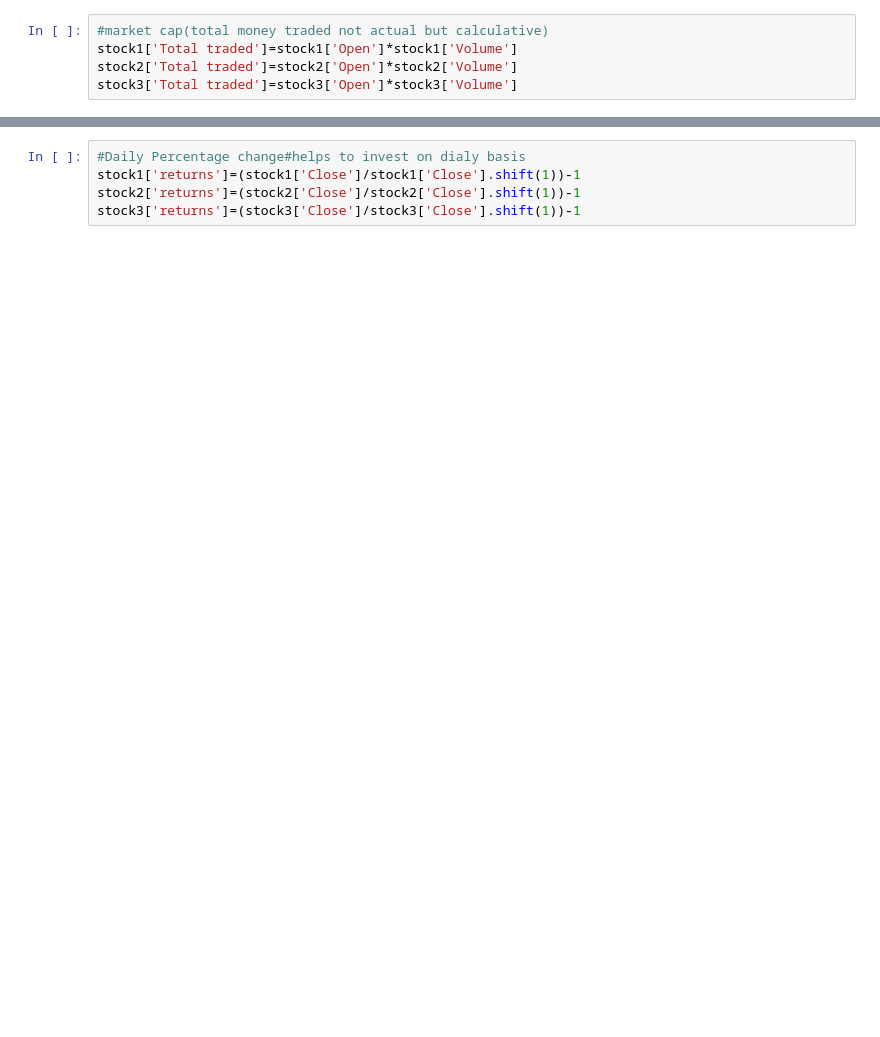
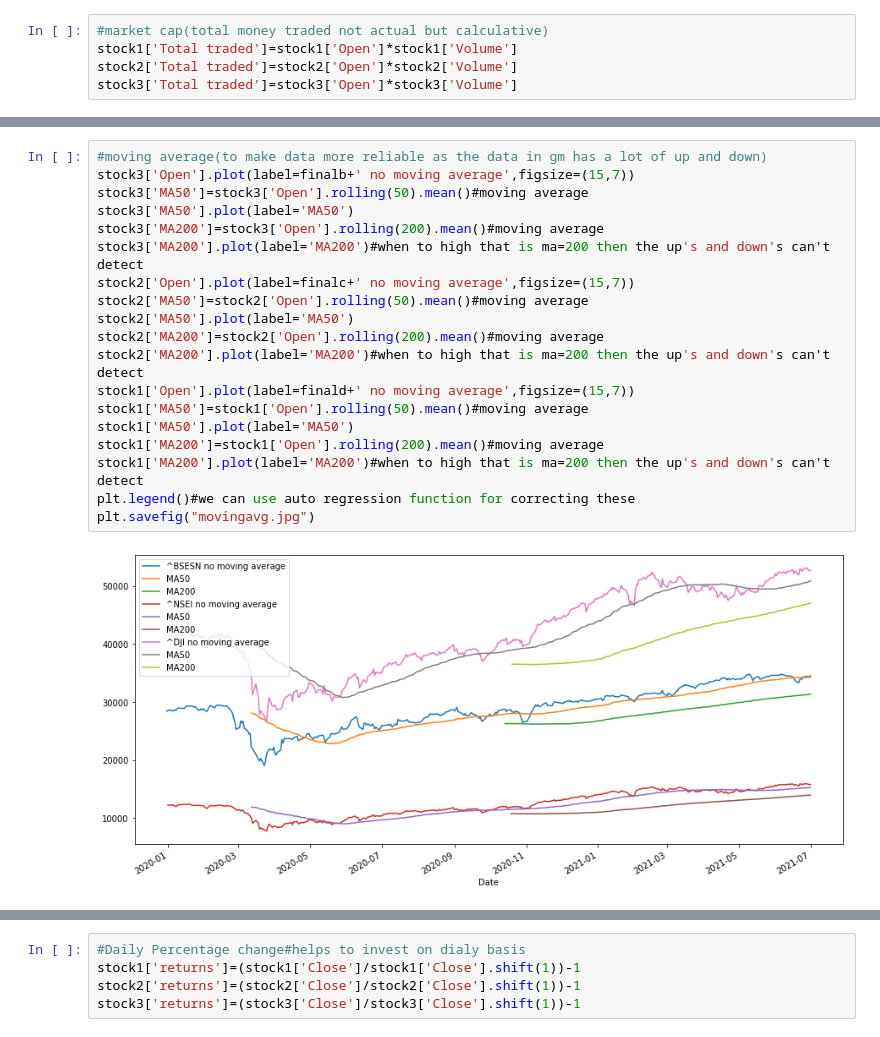
Before and after one commit to Arijitbera213/voilaback, a Jupyter notebook: main.ipynb, the cells around one changed output, grey strips where cells are left out. Cells and saved outputs as stored; diff of their text form; blank space fills up the shorter version.

```diff
--- a/main.ipynb
+++ b/main.ipynb
@@ -118,0 +132,21 @@ print("your file url", blob.public_url)
+# %%
+#moving average(to make data more reliable as the data in gm has a lot of up and down)
+stock3['Open'].plot(label=finalb+' no moving average',figsize=(15,7))
+stock3['MA50']=stock3['Open'].rolling(50).mean()#moving average
+stock3['MA50'].plot(label='MA50')
+stock3['MA200']=stock3['Open'].rolling(200).mean()#moving average
+stock3['MA200'].plot(label='MA200')#when to high that is ma=200 then the up's and down's can't detect
+stock2['Open'].plot(label=finalc+' no moving average',figsize=(15,7))
+stock2['MA50']=stock2['Open'].rolling(50).mean()#moving average
+stock2['MA50'].plot(label='MA50')
+stock2['MA200']=stock2['Open'].rolling(200).mean()#moving average
+stock2['MA200'].plot(label='MA200')#when to high that is ma=200 then the up's and down's can't detect
+stock1['Open'].plot(label=finald+' no moving average',figsize=(15,7))
+stock1['MA50']=stock1['Open'].rolling(50).mean()#moving average
+stock1['MA50'].plot(label='MA50')
+stock1['MA200']=stock1['Open'].rolling(200).mean()#moving average
+stock1['MA200'].plot(label='MA200')#when to high that is ma=200 then the up's and down's can't detect
+plt.legend()#we can use auto regression function for correcting these
+plt.savefig("movingavg.jpg")
+# %% [output]
+[figure, added]
```
Also changed, not shown: parts of 12 cells of this notebook, 2 other files.
